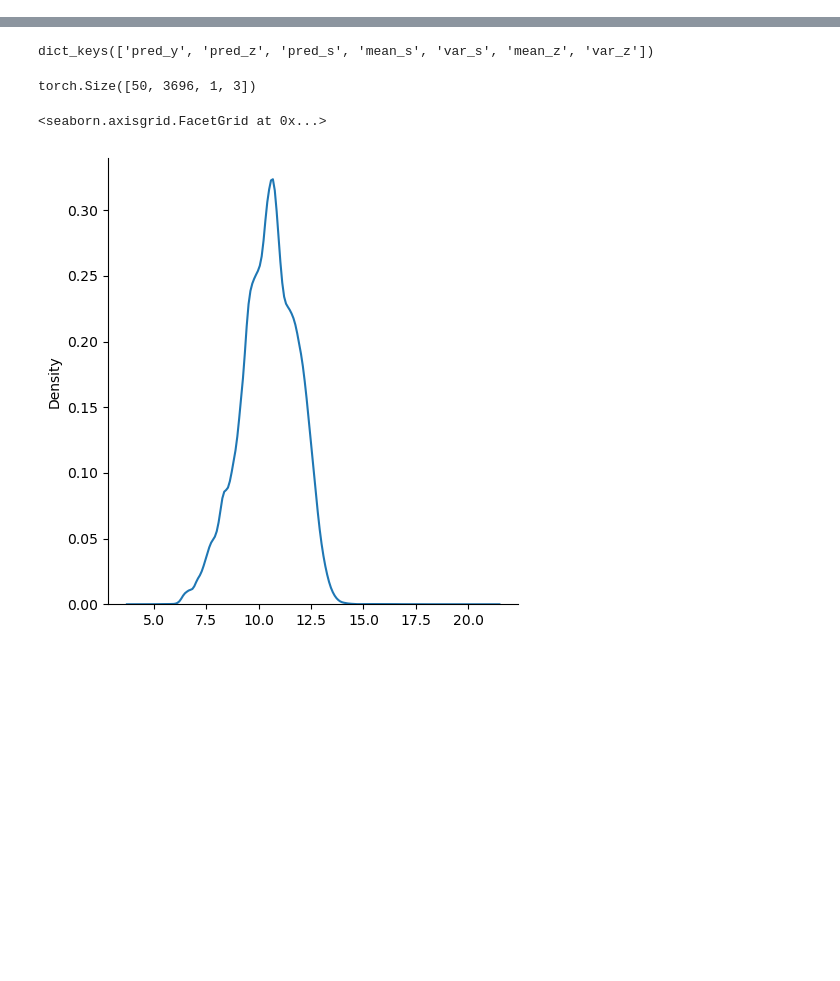
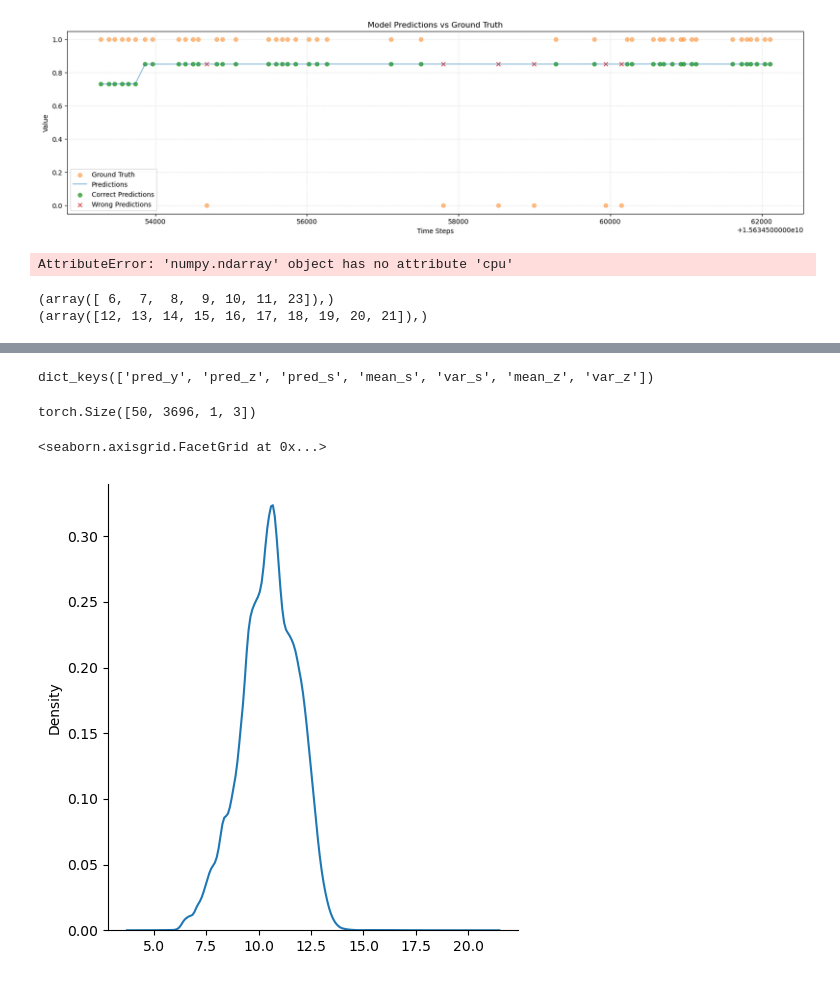
Before and after one commit to mlcolab/psi-kt, a Jupyter notebook: exp/Visualization.ipynb, the cells around one changed output, grey strips where cells are left out. Saved outputs shown, nothing was run; the diff lists cells and outputs as text; code cells hidden in the pictures; blank space fills up the shorter version.

```diff
--- a/exp/Visualization.ipynb
+++ b/exp/Visualization.ipynb
@@ -449,0 +235,45 @@ Text(0, 0.5, 'Accuracy')
+# %%
+# OU
+ou_result_path = '/home/mlcolab/hzhou52/knowledge_tracing/exp/model_dict_ou_batch_id_1.pkl'
+with open(ou_result_path, 'rb') as f:
+    ou_result = pickle.load(f)
+ou_result = ou_result[0]
+
+learner_id = 0
+predictions = ou_result['x_item_pred'].detach().cpu().numpy()[learner_id, 0][:50]
+
+##### figure
+# Determine correct and wrong predictions
+correct_indices = (predictions >= 0.5) & (ground_truth == 1) | (predictions < 0.5) & (ground_truth == 0)
+wrong_indices = ~correct_indices
+
+
+# Create a figure and axis
+fig, ax = plt.subplots(figsize=(20, 5))
+
+# Plot ground-truth data
+ax.scatter(time_steps, ground_truth, label='Ground Truth', color='tab:orange', alpha=0.5)
+
+ax.plot(time_steps, predictions, label='Predictions', color='tab:blue', alpha=0.5)
+
+# Plot correct predictions with a specific marker
+ax.scatter(time_steps[correct_indices], predictions[correct_indices], label='Correct Predictions', color='tab:green', marker='o', alpha=0.8)
+
+# Plot wrong predictions with another marker
+ax.scatter(time_steps[wrong_indices], predictions[wrong_indices], label='Wrong Predictions', color='tab:red', marker='x', alpha=0.8)
+
+# Set axis labels and title
+ax.set_xlabel('Time Steps')
+ax.set_ylabel('Value')
+ax.set_title('Model Predictions vs Ground Truth')
+
+# Add legend
+ax.legend()
+
+# Add grid lines
+ax.grid(True, linestyle='--', linewidth=0.5, alpha=0.5)
+
+# Display the plot
+plt.show()
+# %% [output]
+[figure, added]
@@ -449,0 +295,30 @@ Text(0, 0.5, 'Accuracy')
+# %%
+all_skill = items[learner_id:learner_id+1, :50].cpu().numpy()
+pair = np.stack([all_skill[:, :-1], all_skill[:, 1:]], -1)
+pairs = []
+for j in range(pair.shape[0]):
+    for i in range(49):
+        pairs.append(tuple(pair[j,i]))
+
+unique_pair = set(pairs)
+structure = adj[np.array(list(unique_pair))[:, 0], np.array(list(unique_pair))[:, 1]].sum()
+print('for learner {} the effective structure number is {}'.format(learner_id, structure))
+
+
+np.where(adj[np.array(list(unique_pair))[:, 0], np.array(list(unique_pair))[:, 1]])
+print(list(unique_pair)[10])
+print(list(unique_pair)[17])
+# print(list(unique_pair)[32])
+# %% [output]
+AttributeError: 'numpy.ndarray' object has no attribute 'cpu'
+# %%
+print(np.where(items[learner_id]==51))
+print(np.where(items[learner_id]==778))
+ind51 = (np.where(items[learner_id]==51))[0]
+ind778 = (np.where(items[learner_id]==778))[0]
+
+ind665 = (np.where(items[learner_id]==665))[0]
+ind51 = (np.where(items[learner_id]==51))[0]
+# %% [output]
+(array([ 6,  7,  8,  9, 10, 11, 23]),)
+(array([12, 13, 14, 15, 16, 17, 18, 19, 20, 21]),)
```
Also changed, not shown: parts of 27 cells of this notebook, 8 other files.
